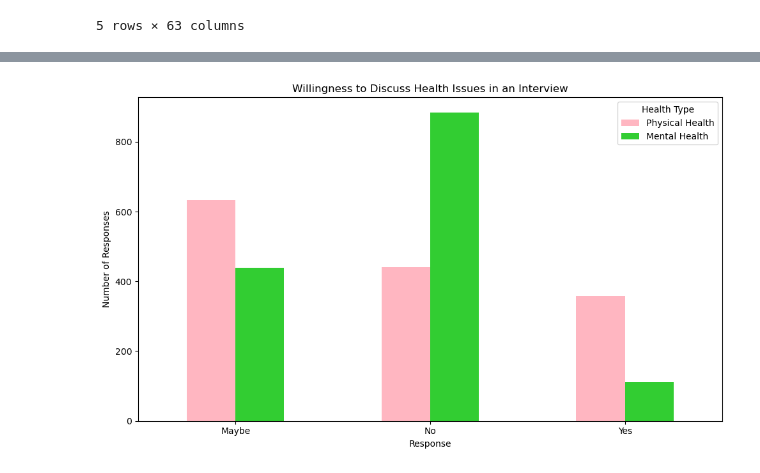
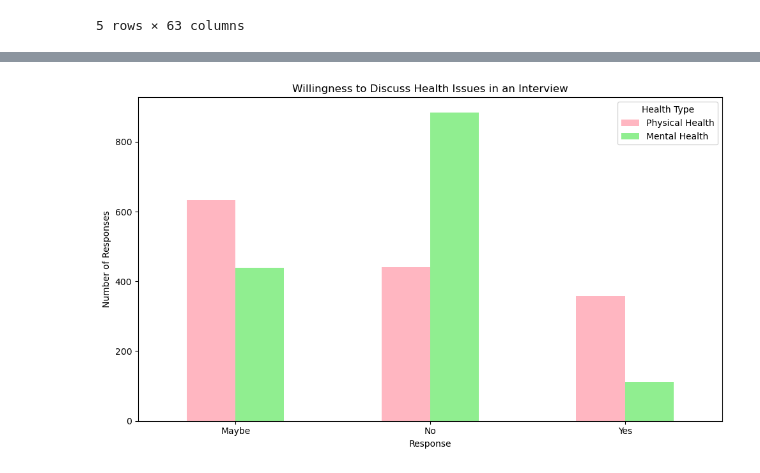
Before and after one commit to Keegawho198/Project-1_Mental-Health, a Jupyter notebook: Jane.ipynb, the cells around one changed output, grey strips where cells are left out. Drawn from its saved outputs; the diff is of its cells as text; code cells hidden in the pictures.

```diff
--- a/Jane.ipynb
+++ b/Jane.ipynb
@@ -149,0 +143,40 @@ plt.show()
+# %%
+import pandas as pd
+import matplotlib.pyplot as plt
+
+# Load your data into a DataFrame
+# Define the path to the CSV file
+file_path = Path("/Users/janelu/Project-1_Mental-Health/files/mental_heath_2016.csv")
+
+# Read the CSV file into a DataFrame
+data_df = pd.read_csv(file_path)
+
+# Define the column names
+previous_employer_col = 'Do you think that discussing a mental health disorder with previous employers would have negative consequences?'
+co_worker_negative_col = 'Did you hear of or observe negative consequences for co-workers with mental health issues in your previous workplaces?'
+
+# Filter for respondents who answered 'Yes, all of them' to the previous question
+yes_all_employers_df = data_df[data_df[previous_employer_col].str.strip() == 'Yes, all of them']
+
+# Count the occurrences of each response for the co-worker negative consequences question
+response_counts = yes_all_employers_df[co_worker_negative_col].value_counts()
+
+# Check if response_counts is empty
+if response_counts.empty:
+    print("No responses found for the handling question.")
+else:
+    # Create a simple pie chart
+    plt.figure(figsize=(8, 6))
+
+    # Define custom colors
+    colors = ['lightgreen', 'lightpink', 'orange']  # Use the specified colors
+
+    # Create the pie chart
+    plt.pie(response_counts, labels=response_counts.index, autopct='%1.1f%%', startangle=90, colors=colors[:len(response_counts)])
+
+    # Title
+    plt.title('Observed Negative Consequences for Co-Workers (Respondents who answered "Yes, all of them")')
+
+    # Show the chart
+    plt.axis('equal')  # Equal aspect ratio ensures that pie is drawn as a circle.
+    plt.show()
@@ -152,32 +187,32 @@ How do potential candidates approach the topic of mental health in job interview
 # %%
 import pandas as pd
 import matplotlib.pyplot as plt
 
 # Assuming the DataFrame is named data_df and contains the necessary columns
 # Replace the column names with the exact names in your DataFrame
 physical_health_col = 'Would you be willing to bring up a physical health issue with a potential employer in an interview?'
 mental_health_col = 'Would you bring up a mental health issue with a potential employer in an interview?'
 
 # Count the occurrences of each response for both questions
 physical_health_counts = data_df[physical_health_col].value_counts()
 mental_health_counts = data_df[mental_health_col].value_counts()
 
 # Create a DataFrame to hold the counts
 comparison_df = pd.DataFrame({
     'Physical Health': physical_health_counts,
     'Mental Health': mental_health_counts
 }).fillna(0)  # Fill NaN values with 0
 
 # Plotting the bar chart
-comparison_df.plot(kind='bar', figsize=(10, 6), color=['lightpink','limegreen' ])
+comparison_df.plot(kind='bar', figsize=(10, 6), color=['lightpink','lightgreen' ])
 plt.title('Willingness to Discuss Health Issues in an Interview')
 plt.xlabel('Response')
 plt.ylabel('Number of Responses')
 plt.xticks(rotation=0)  # Rotate x labels for better readability
 plt.legend(title='Health Type')
 
 # Show the chart
 plt.tight_layout()  # Adjust layout to prevent clipping
 plt.show()
 # %% [output]
-[figure, old version]
+[figure, new version]
```
Also changed, not shown: parts of 10 cells of this notebook.
